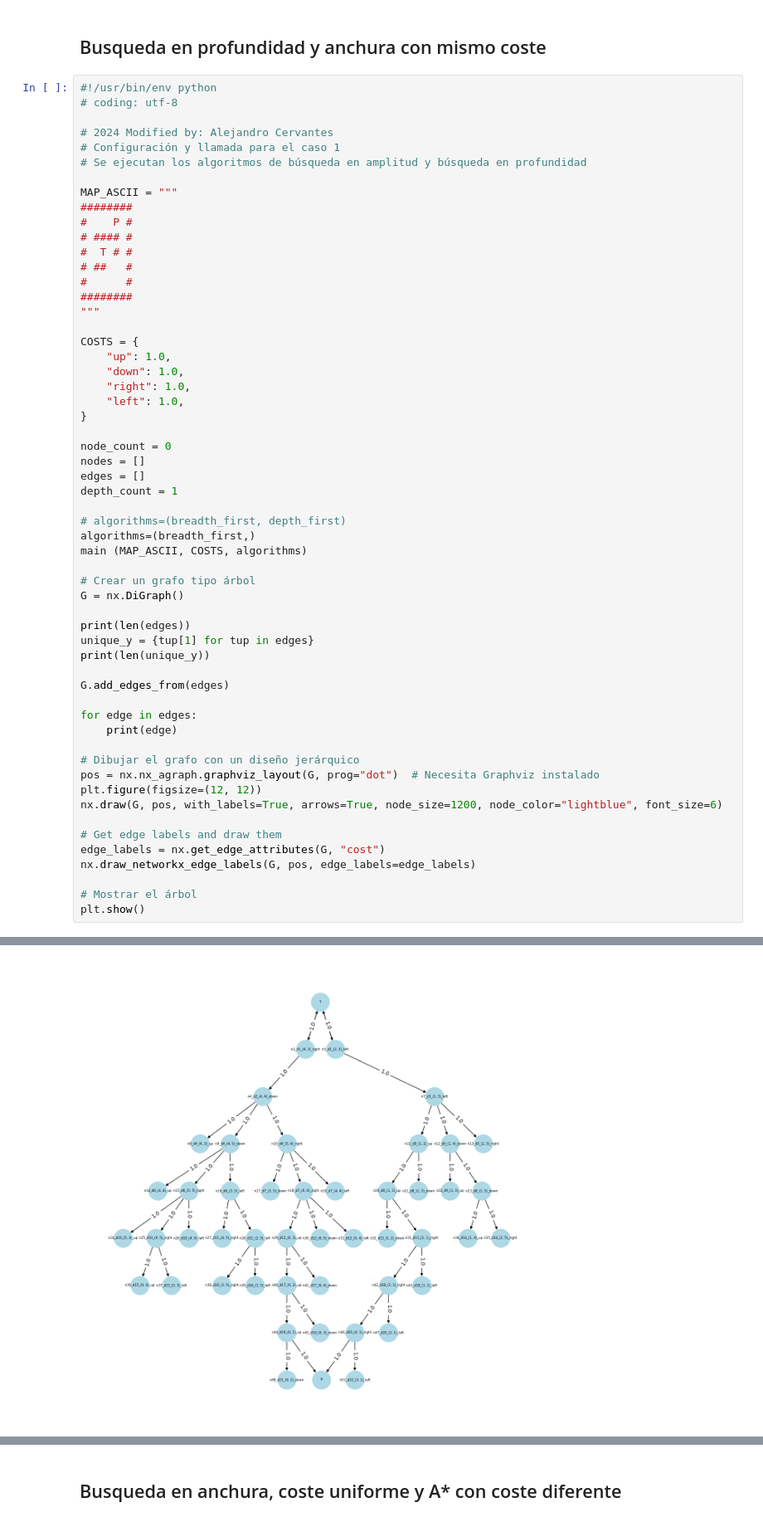
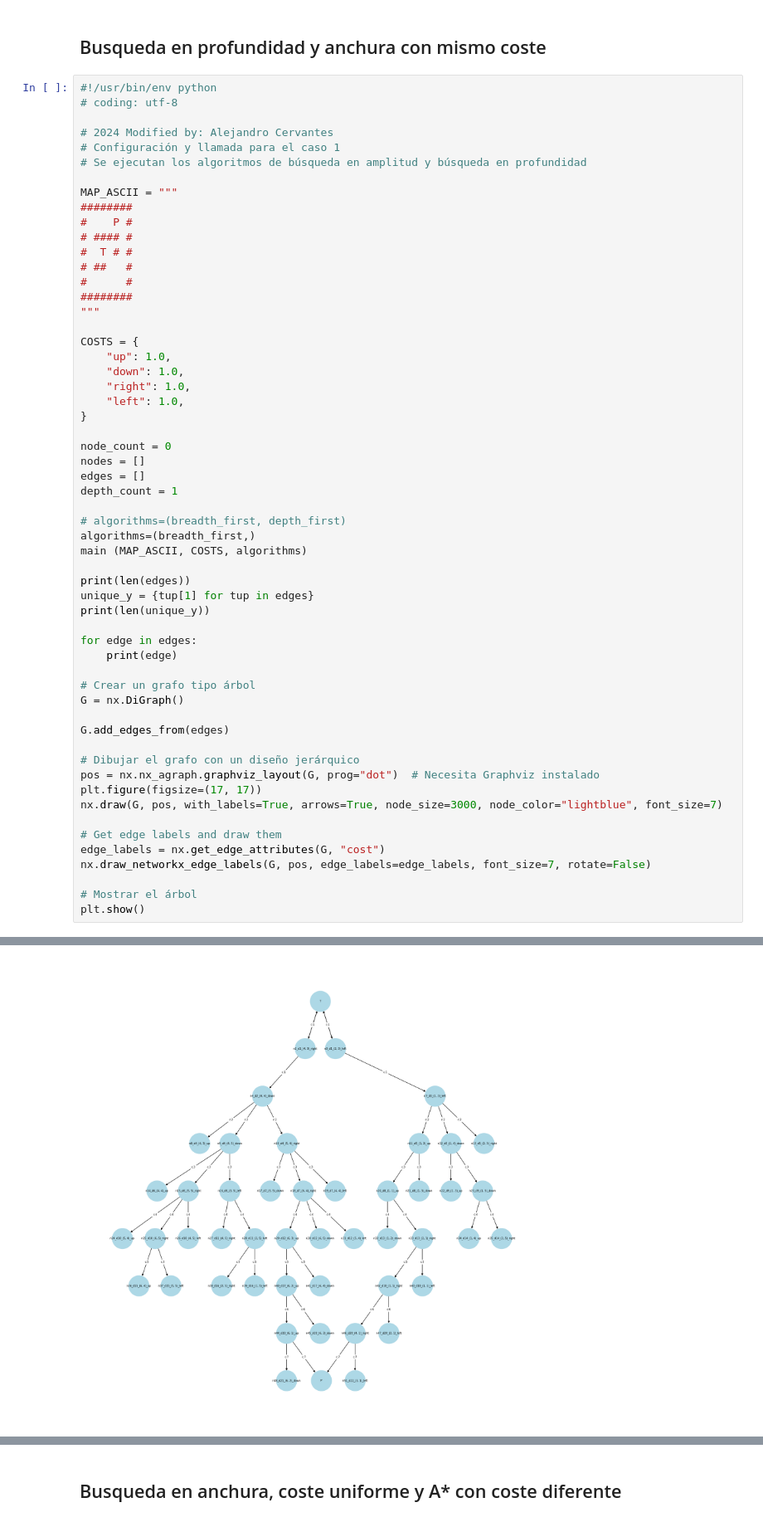
Before and after one commit to UNIR-RPA/UNIR-RPA-ACTIVIDAD-1, a Jupyter notebook: miunar04_act1/Cuaderno_Actividad_1_Búsqueda.ipynb, the cells around one changed output, grey strips where cells are left out. Shown at 83% size. Cells and saved outputs as stored; diff of their text form.

```diff
--- a/miunar04_act1/Cuaderno_Actividad_1_Búsqueda.ipynb
+++ b/miunar04_act1/Cuaderno_Actividad_1_Búsqueda.ipynb
@@ -270,26 +282,26 @@ depth_count = 1
 algorithms=(breadth_first,)
 main (MAP_ASCII, COSTS, algorithms)
 
-# Crear un grafo tipo árbol
-G = nx.DiGraph()
-
 print(len(edges))
 unique_y = {tup[1] for tup in edges}
 print(len(unique_y))
 
-G.add_edges_from(edges)
-
 for edge in edges:
     print(edge)
 
+# Crear un grafo tipo árbol
+G = nx.DiGraph()
+
+G.add_edges_from(edges)
+
 # Dibujar el grafo con un diseño jerárquico
 pos = nx.nx_agraph.graphviz_layout(G, prog="dot")  # Necesita Graphviz instalado
-plt.figure(figsize=(12, 12))
-nx.draw(G, pos, with_labels=True, arrows=True, node_size=1200, node_color="lightblue", font_size=6)
+plt.figure(figsize=(17, 17))
+nx.draw(G, pos, with_labels=True, arrows=True, node_size=3000, node_color="lightblue", font_size=7)
 
 # Get edge labels and draw them
 edge_labels = nx.get_edge_attributes(G, "cost")
-nx.draw_networkx_edge_labels(G, pos, edge_labels=edge_labels)
+nx.draw_networkx_edge_labels(G, pos, edge_labels=edge_labels, font_size=7, rotate=False)
 
 # Mostrar el árbol
 plt.show()
@@ -314,4 +326,4 @@ Father P:(n15_d6_(5, 5)_right)
-[figure, old version]
+[figure, new version]
 # %%
 #!/usr/bin/env python
 # coding: utf-8
```
Also changed, not shown: parts of 11 cells of this notebook, 3 other files.
